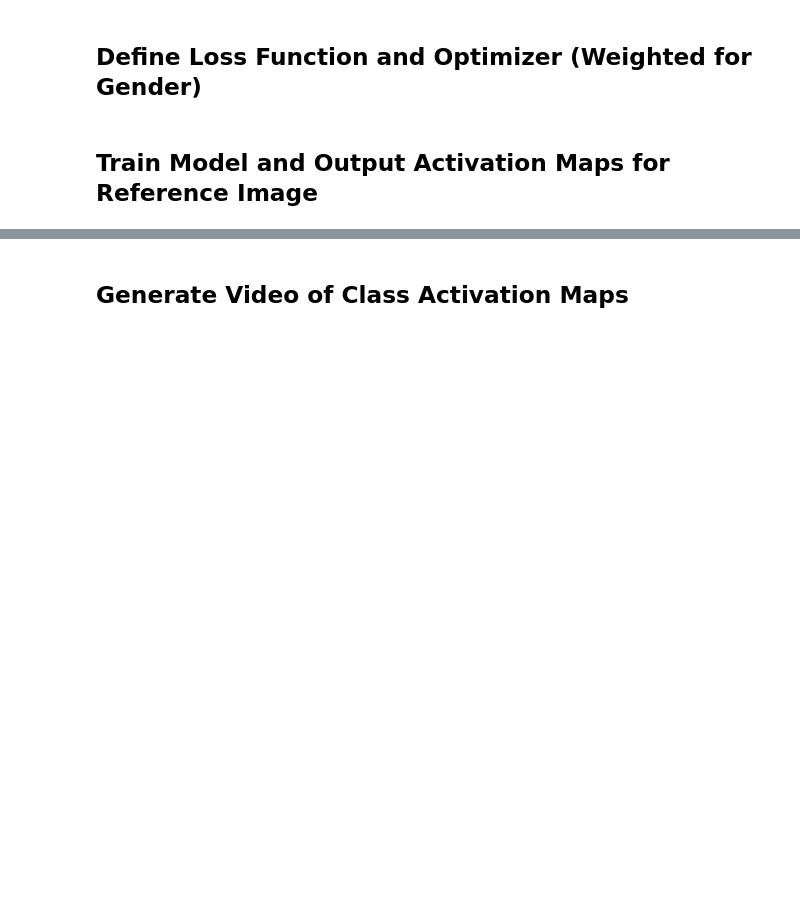
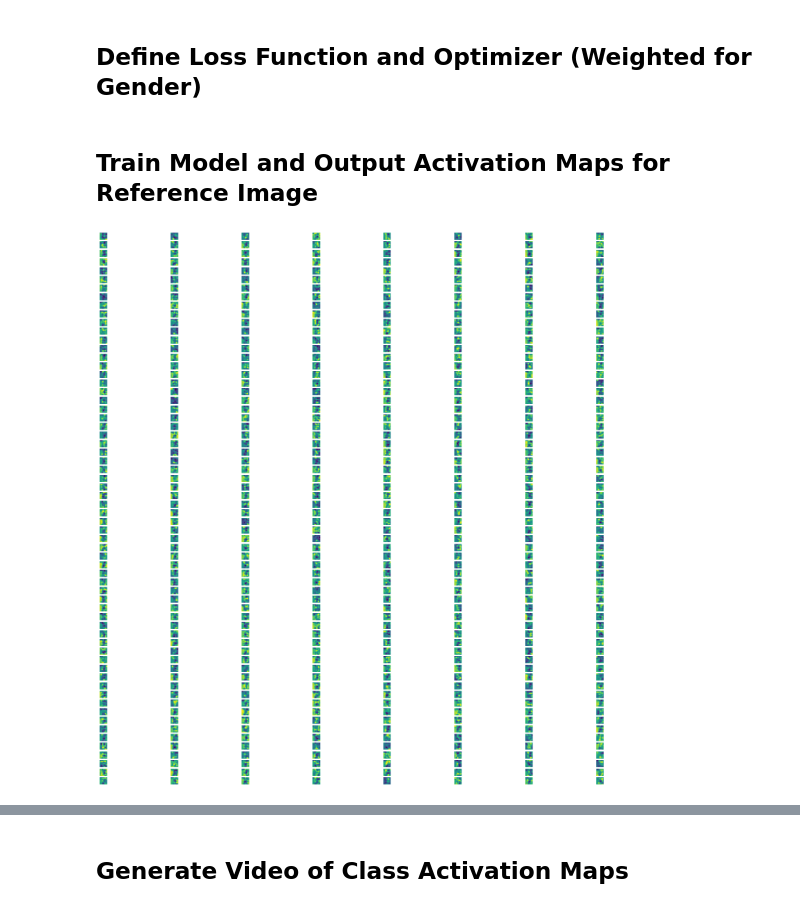
Before and after one commit to ufdatastudio/mixteclabeling, a Jupyter notebook: notebooks/vgg_cam.ipynb, the cells around one changed output, grey strips where cells are left out. Saved outputs shown, nothing was run; the diff lists cells and outputs as text; code cells hidden in the pictures; blank space fills up the shorter version.

Commit message:
feat: added reference images and updated notebooks

```diff
--- a/notebooks/vgg_cam.ipynb
+++ b/notebooks/vgg_cam.ipynb
@@ -114,3 +117,33 @@ class Vgg16(nn.Module):
+# %%
+def visualize_feature_maps_in_montage(feature_maps):
+    # Convert tensor to numpy
+    if isinstance(feature_maps, torch.Tensor):
+        feature_maps = feature_maps.detach().cpu().numpy()
+
+    # Extract batch size, number of channels, height and width
+    batch_size, num_channels, height, width = feature_maps.shape
+
+    # Number of columns and rows for the montage
+    num_cols = int(np.sqrt(num_channels))
+    num_rows = int(np.ceil(num_channels / num_cols))
+
+    # Create a montage image of size (num_rows * height, num_cols * width)
+    montage_image = np.zeros((num_rows * height, num_cols * width))
+
+    for i in range(num_channels):
+        row = i // num_cols
+        col = i % num_cols
+
+        # Normalize the feature map to [0, 1]
+        single_map = feature_maps[0, i, :, :]
+        single_map = (single_map - single_map.min()) / (single_map.max() - single_map.min())
+
+        # Assign feature map to correct location in montage
+        montage_image[row * height: (row + 1) * height, col * width: (col + 1) * width] = single_map
+
+    plt.imshow(montage_image, cmap="viridis")
+    plt.axis('off')
+    plt.show()
 # %% [markdown]
 ## Instantiate Model and Define Working Device
 # %%
@@ -216,0 +250,9 @@ for epoch in tqdm(range(epochs)):
+# %%
+# data = data.cuda()
+
+# visualize_feature_maps(data, model, 28, 28)
+model = model.cuda()
+
+visualize_feature_maps_in_montage(data, model, layer_num=28)
+# %% [output]
+[figure, added]
```
Also changed, not shown: parts of 7 cells of this notebook, 35 other files.
